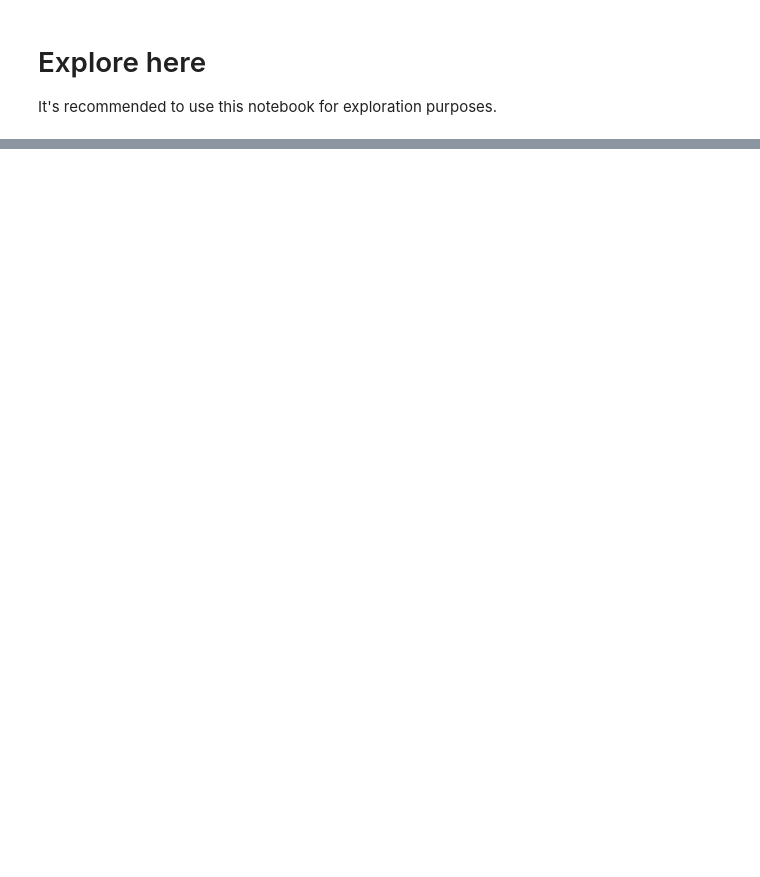
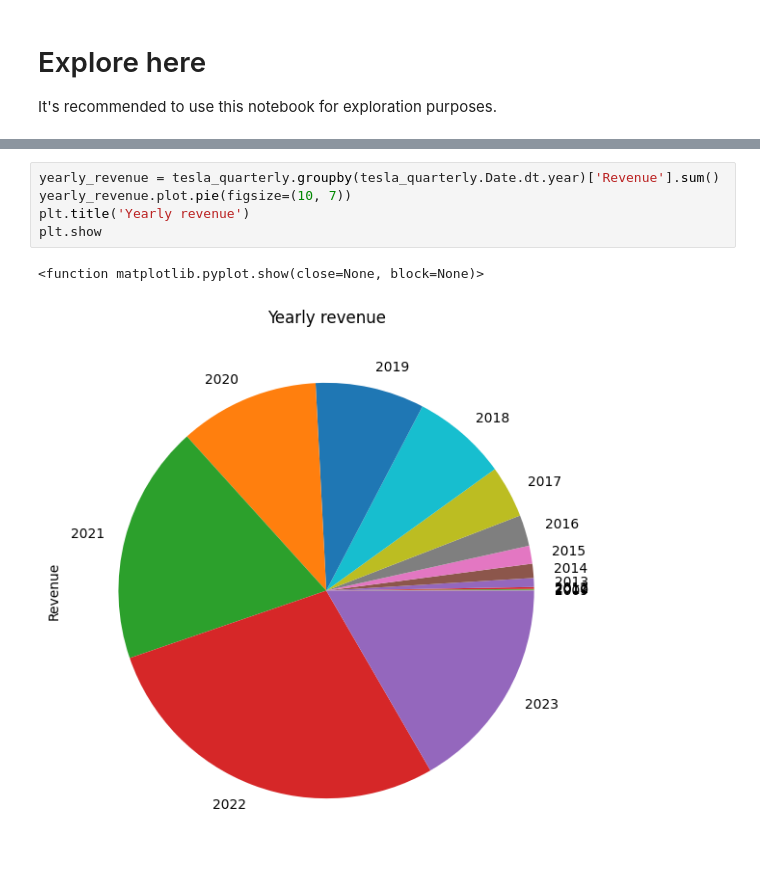
Before and after one commit to Elisag28/web-scraping-project-tutorial, a Jupyter notebook: src/explore.ipynb, the cells around one changed output, grey strips where cells are left out. Drawn from its saved outputs; the diff is of its cells as text; blank space fills up the shorter version.

```diff
--- a/src/explore.ipynb
+++ b/src/explore.ipynb
@@ -20,0 +121,8 @@ tab = data_text.find_all("table")
+# %%
+yearly_revenue = tesla_quarterly.groupby(tesla_quarterly.Date.dt.year)['Revenue'].sum()
+yearly_revenue.plot.pie(figsize=(10, 7))
+plt.title('Yearly revenue')
+plt.show
+# %% [output]
+<function matplotlib.pyplot.show(close=None, block=None)>
+[figure, added]
```
Also changed, not shown: parts of 9 cells of this notebook, 2 other files.
